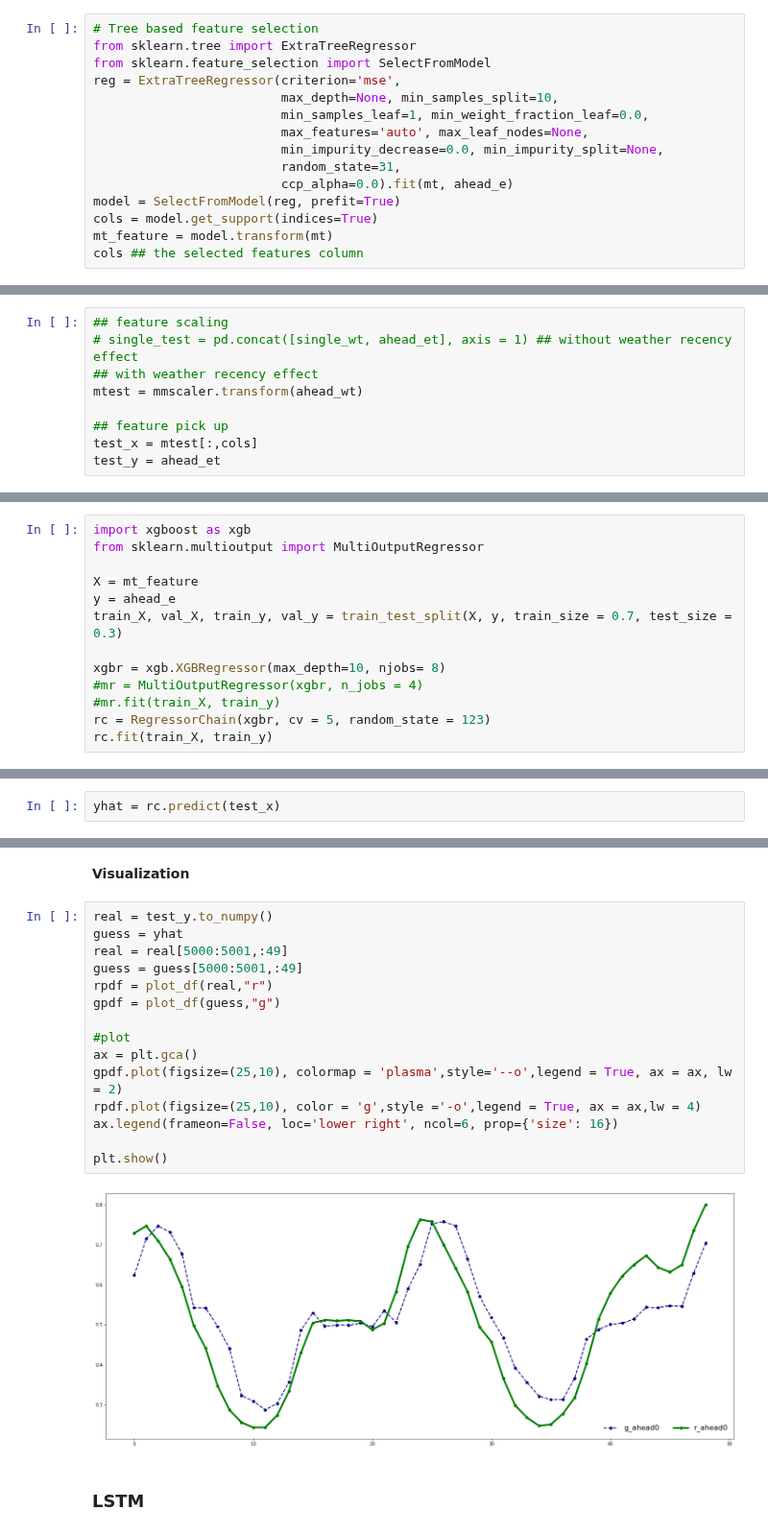
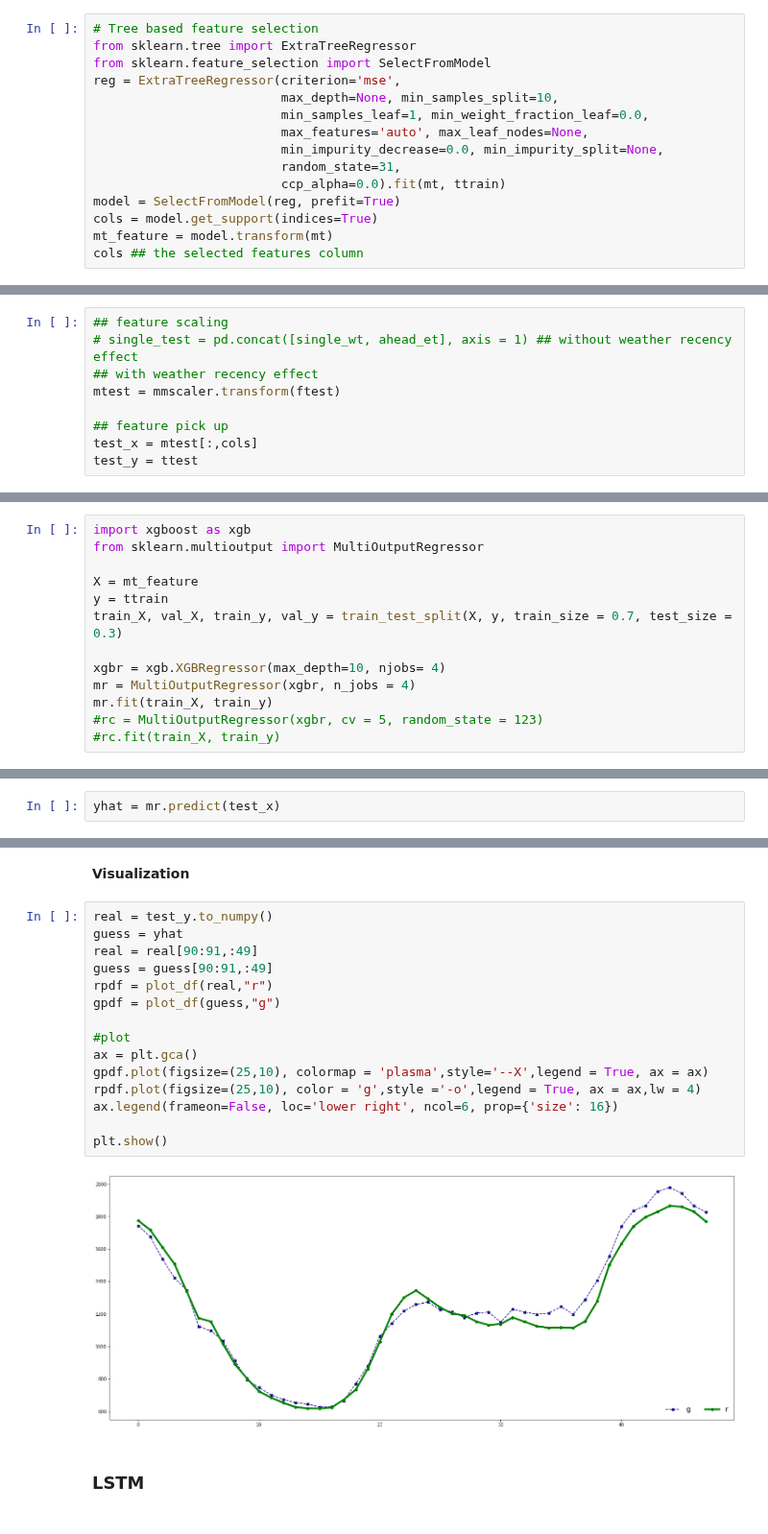
Before and after one commit to charlesfu4/MT, a Jupyter notebook: manual/hourly_forecast.ipynb, the cells around one changed output, grey strips where cells are left out. Shown at 96% size. Cells and saved outputs as stored; diff of their text form.

```diff
--- a/manual/hourly_forecast.ipynb
+++ b/manual/hourly_forecast.ipynb
@@ -163,7 +273,7 @@ reg = ExtraTreeRegressor(criterion='mse',
                          max_features='auto', max_leaf_nodes=None,
                          min_impurity_decrease=0.0, min_impurity_split=None,
                          random_state=31,
-                         ccp_alpha=0.0).fit(mt, ahead_e)
+                         ccp_alpha=0.0).fit(mt, ttrain)
 model = SelectFromModel(reg, prefit=True)
 cols = model.get_support(indices=True)
 mt_feature = model.transform(mt)
@@ -433,11 +505,11 @@ ahead_wt.shape, ahead_et.shape
 ## feature scaling
 # single_test = pd.concat([single_wt, ahead_et], axis = 1) ## without weather recency effect
 ## with weather recency effect
-mtest = mmscaler.transform(ahead_wt)
+mtest = mmscaler.transform(ftest)
 
 ## feature pick up
 test_x = mtest[:,cols]
-test_y = ahead_et
+test_y = ttest
 # %%
 ## Prediction with test data
 yt_hat = rfr.predict(test_x)
@@ -487,12 +551,12 @@ import xgboost as xgb
 from sklearn.multioutput import MultiOutputRegressor
 
 X = mt_feature
-y = ahead_e
+y = ttrain
 train_X, val_X, train_y, val_y = train_test_split(X, y, train_size = 0.7, test_size = 0.3)
 
-xgbr = xgb.XGBRegressor(max_depth=10, njobs= 8)
-#mr = MultiOutputRegressor(xgbr, n_jobs = 4)
-#mr.fit(train_X, train_y)
-rc = RegressorChain(xgbr, cv = 5, random_state = 123)
-rc.fit(train_X, train_y)
+xgbr = xgb.XGBRegressor(max_depth=10, njobs= 4)
+mr = MultiOutputRegressor(xgbr, n_jobs = 4)
+mr.fit(train_X, train_y)
+#rc = MultiOutputRegressor(xgbr, cv = 5, random_state = 123)
+#rc.fit(train_X, train_y)
 # %% [output]
@@ -560,7 +607,7 @@ plt.show()
 # %% [markdown]
 ### Result evaluation: test set
 # %%
-yhat = rc.predict(test_x)
+yhat = mr.predict(test_x)
 # %%
 get_eval(test_y, yhat)
 # %% [output]
@@ -572,20 +619,20 @@ r2_score: 0.7145231955924491
 # %%
 real = test_y.to_numpy()
 guess = yhat
-real = real[5000:5001,:49]
-guess = guess[5000:5001,:49]
+real = real[90:91,:49]
+guess = guess[90:91,:49]
 rpdf = plot_df(real,"r")
 gpdf = plot_df(guess,"g")
 
 #plot
 ax = plt.gca()
-gpdf.plot(figsize=(25,10), colormap = 'plasma',style='--o',legend = True, ax = ax, lw = 2)
+gpdf.plot(figsize=(25,10), colormap = 'plasma',style='--X',legend = True, ax = ax)
 rpdf.plot(figsize=(25,10), color = 'g',style ='-o',legend = True, ax = ax,lw = 4)
 ax.legend(frameon=False, loc='lower right', ncol=6, prop={'size': 16})
 
 plt.show()
 # %% [output]
-[figure, old version]
+[figure, new version]
 # %% [markdown]
 ### LSTM
 # %%
```
Also changed, not shown: parts of 55 cells of this notebook, 1 other file.
